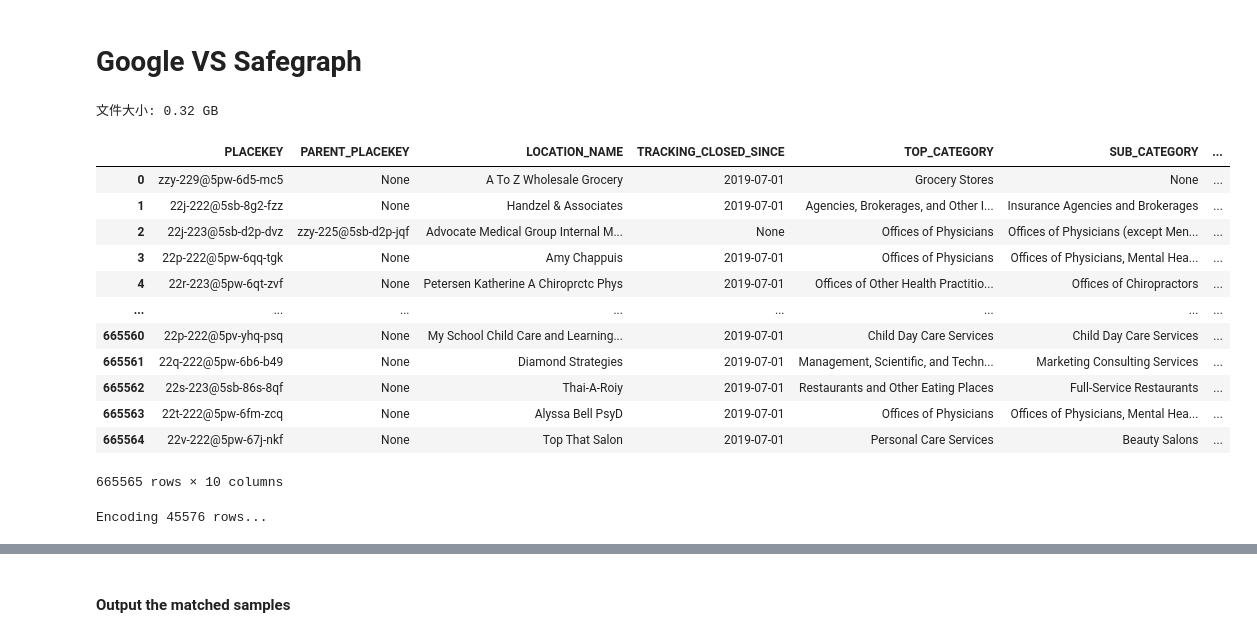
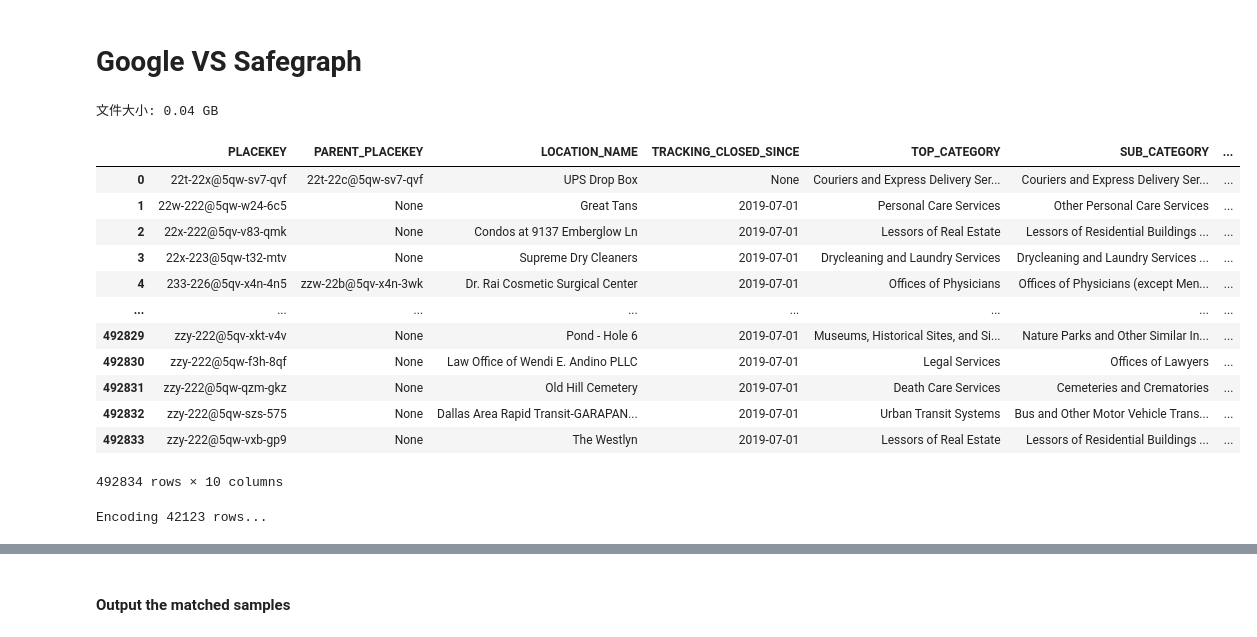
Before and after one commit to HOUPU1993/POI-study, a Jupyter notebook: 2.data_engenering/data_engineering.ipynb, the cells around one changed output, grey strips where cells are left out. Saved outputs shown, nothing was run; the diff lists cells and outputs as text; code cells hidden in the pictures.

```diff
--- a/2.data_engenering/data_engineering.ipynb
+++ b/2.data_engenering/data_engineering.ipynb
@@ -2388,28 +2660,28 @@ memory usage: 12.0+ MB
 # Google VS Safegraph
 # %%
 import os
-path = '/Users/houpuli/Redlining Lab Dropbox/HOUPU LI/POI research/Chicago_MSA/chicago_msa_poi/chicago_sf.geojson'
+path = '/Users/houpuli/Redlining Lab Dropbox/HOUPU LI/POI research/Dallas_MSA/dallas_msa_poi/dallas_sf.parquet'
 size_gb = os.path.getsize(path) / 1e9
 print(f"文件大小: {size_gb:.2f} GB")
 # %% [output]
-文件大小: 0.32 GB
+文件大小: 0.04 GB
 # %%
 import geopandas as gpd
 # %%
-chicago_sf = gpd.read_parquet('/Users/houpuli/Redlining Lab Dropbox/HOUPU LI/POI research/Chicago_MSA/chicago_msa_poi/chicago_sf.parquet')
-chicago_sf
+dallas_sf = gpd.read_parquet('/Users/houpuli/Redlining Lab Dropbox/HOUPU LI/POI research/Dallas_MSA/dallas_msa_poi/dallas_sf.parquet')
+dallas_sf
 # %% [output]
 |  | PLACEKEY | PARENT_PLACEKEY | LOCATION_NAME | TRACKING_CLOSED_SINCE | TOP_CATEGORY | SUB_CATEGORY | ... |
-| 0 | zzy-229@5pw-6d5-mc5 | None | A To Z Wholesale Grocery | 2019-07-01 | Grocery Stores | None | ... |
-| 1 | 22j-222@5sb-8g2-fzz | None | Handzel & Associates | 2019-07-01 | Agencies, Brokerages, and Other I... | Insurance Agencies and Brokerages | ... |
-| 2 | 22j-223@5sb-d2p-dvz | zzy-225@5sb-d2p-jqf | Advocate Medical Group Internal M... | None | Offices of Physicians | Offices of Physicians (except Men... | ... |
-| 3 | 22p-222@5pw-6qq-tgk | None | Amy Chappuis | 2019-07-01 | Offices of Physicians | Offices of Physicians, Mental Hea... | ... |
-| 4 | 22r-223@5pw-6qt-zvf | None | Petersen Katherine A Chiroprctc Phys | 2019-07-01 | Offices of Other Health Practitio... | Offices of Chiropractors | ... |
+| 0 | 22t-22x@5qw-sv7-qvf | 22t-22c@5qw-sv7-qvf | UPS Drop Box | None | Couriers and Express Delivery Ser... | Couriers and Express Delivery Ser... | ... |
+| 1 | 22w-222@5qw-w24-6c5 | None | Great Tans | 2019-07-01 | Personal Care Services | Other Personal Care Services | ... |
+| 2 | 22x-222@5qv-v83-qmk | None | Condos at 9137 Emberglow Ln | 2019-07-01 | Lessors of Real Estate | Lessors of Residential Buildings ... | ... |
+| 3 | 22x-223@5qw-t32-mtv | None | Supreme Dry Cleaners | 2019-07-01 | Drycleaning and Laundry Services | Drycleaning and Laundry Services ... | ... |
+| 4 | 233-226@5qv-x4n-4n5 | zzw-22b@5qv-x4n-3wk | Dr. Rai Cosmetic Surgical Center | 2019-07-01 | Offices of Physicians | Offices of Physicians (except Men... | ... |
 | ... | ... | ... | ... | ... | ... | ... | ... |
-| 665560 | 22p-222@5pv-yhq-psq | None | My School Child Care and Learning... | 2019-07-01 | Child Day Care Services | Child Day Care Services | ... |
-| 665561 | 22q-222@5pw-6b6-b49 | None | Diamond Strategies | 2019-07-01 | Management, Scientific, and Techn... | Marketing Consulting Services | ... |
-| 665562 | 22s-223@5sb-86s-8qf | None | Thai-A-Roiy | 2019-07-01 | Restaurants and Other Eating Places | Full-Service Restaurants | ... |
-| 665563 | 22t-222@5pw-6fm-zcq | None | Alyssa Bell PsyD | 2019-07-01 | Offices of Physicians | Offices of Physicians, Mental Hea... | ... |
-| 665564 | 22v-222@5pw-67j-nkf | None | Top That Salon | 2019-07-01 | Personal Care Services | Beauty Salons | ... |
+| 492829 | zzy-222@5qv-xkt-v4v | None | Pond - Hole 6 | 2019-07-01 | Museums, Historical Sites, and Si... | Nature Parks and Other Similar In... | ... |
+| 492830 | zzy-222@5qw-f3h-8qf | None | Law Office of Wendi E. Andino PLLC | 2019-07-01 | Legal Services | Offices of Lawyers | ... |
+| 492831 | zzy-222@5qw-qzm-gkz | None | Old Hill Cemetery | 2019-07-01 | Death Care Services | Cemeteries and Crematories | ... |
+| 492832 | zzy-222@5qw-szs-575 | None | Dallas Area Rapid Transit-GARAPAN... | 2019-07-01 | Urban Transit Systems | Bus and Other Motor Vehicle Trans... | ... |
+| 492833 | zzy-222@5qw-vxb-gp9 | None | The Westlyn | 2019-07-01 | Lessors of Real Estate | Lessors of Residential Buildings ... | ... |
-665565 rows × 10 columns
+492834 rows × 10 columns
 # %%
@@ -2421,7 +2693,7 @@ chicago_gplc_sf = address_score_check(reference_gdf=chicago_gplc_sf, compared_gd
 # %%
-chicago_gplc_sf = calculate_similarity_check(chicago_gplc_sf, cat_col_ref = "naics_definition", cat_col_cmp = "matched_cat_main", id_col = "matched_id", result_col =  "category_sim")
+dallas_gplc_sf = calculate_similarity_check(dallas_gplc_sf, cat_col_ref = "naics_definition", cat_col_cmp = "matched_cat_main", id_col = "matched_id", result_col =  "category_sim")
 # %% [output]
-Encoding 45576 rows...
+Encoding 42123 rows...
 # %%
 # transfer the X and Y into float type and deal with the address score
 cols_to_fix = ['name_score', 'location_distance', 'address_score', 'category_sim']
```
Also changed, not shown: parts of 52 cells of this notebook, 1 other file.
